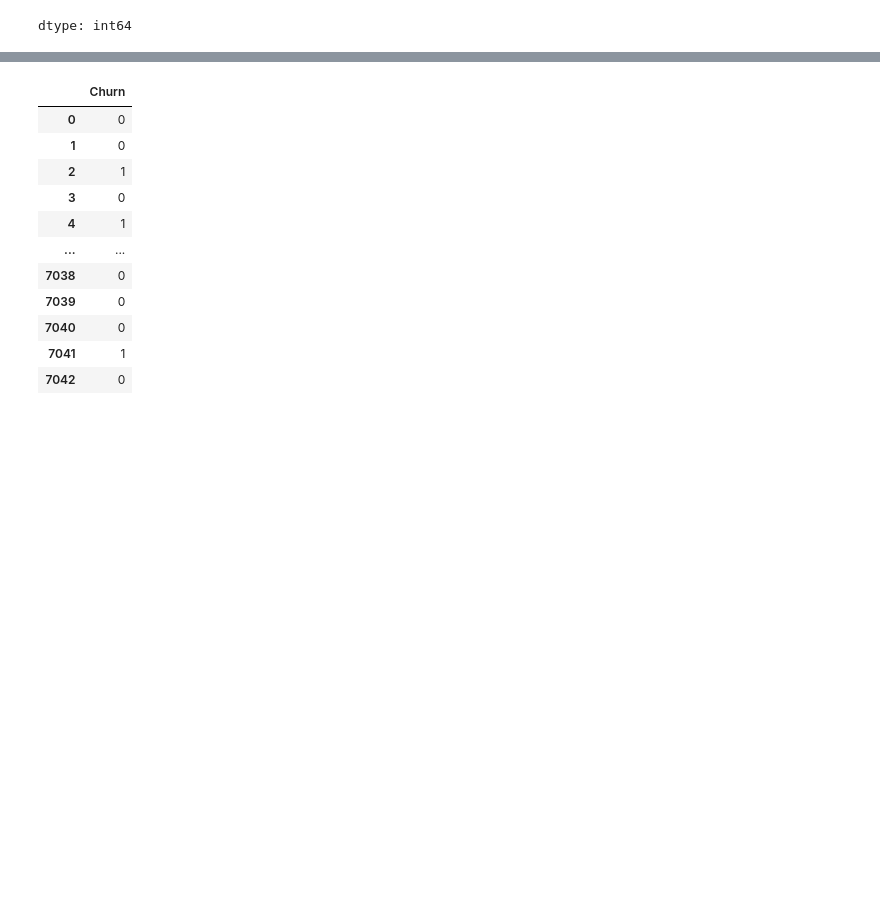
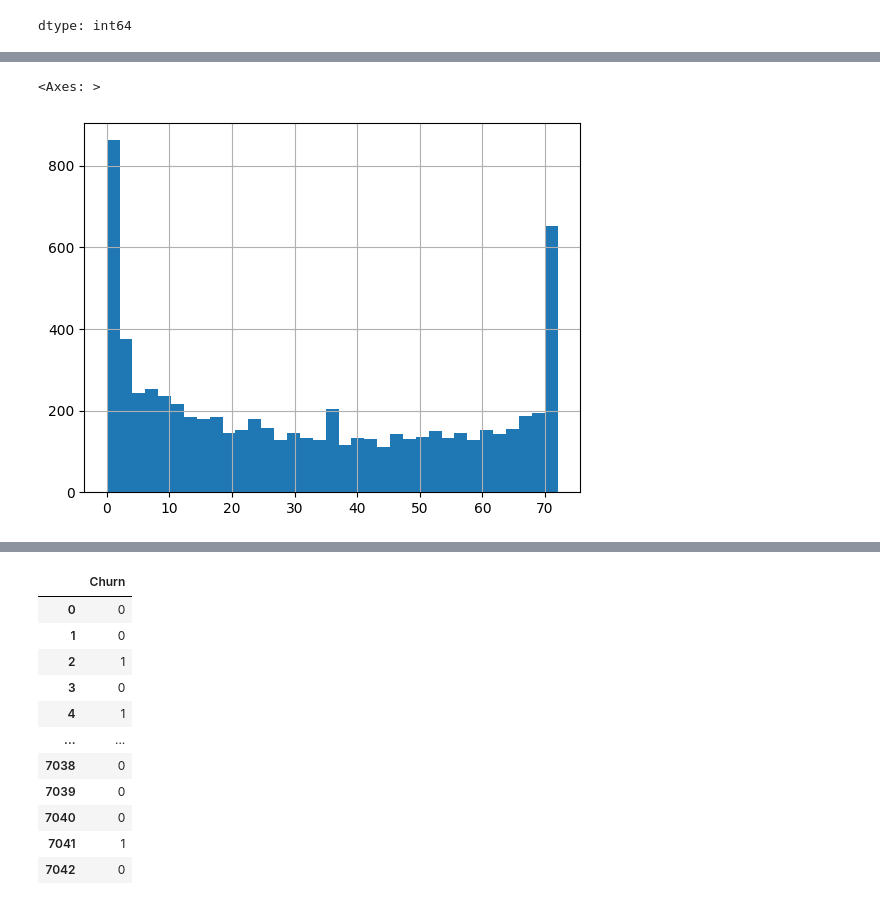
Before and after one commit to Sakhile-Ngcobo/Predicting-Customer-Churn, a Jupyter notebook: Predicting_Customer_Churn.ipynb, the cells around one changed output, grey strips where cells are left out. Saved outputs shown, nothing was run; the diff lists cells and outputs as text; code cells hidden in the pictures; blank space fills up the shorter version.

```diff
--- a/Predicting_Customer_Churn.ipynb
+++ b/Predicting_Customer_Churn.ipynb
@@ -106,0 +153,5 @@ dtype: int64
+# %%
+data['tenure'].hist(bins=35)
+# %% [output]
+<Axes: >
+[figure, added]
```
Also changed, not shown: parts of 19 cells of this notebook.
